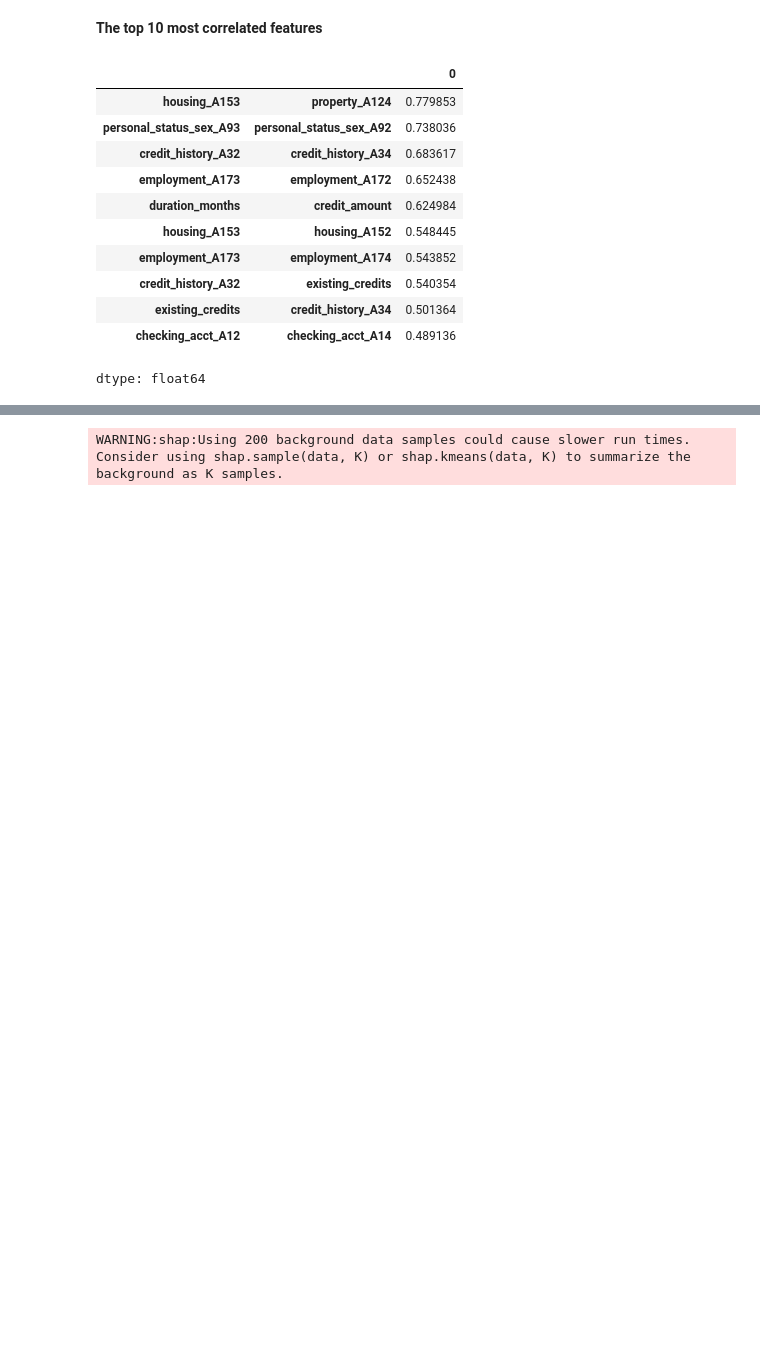
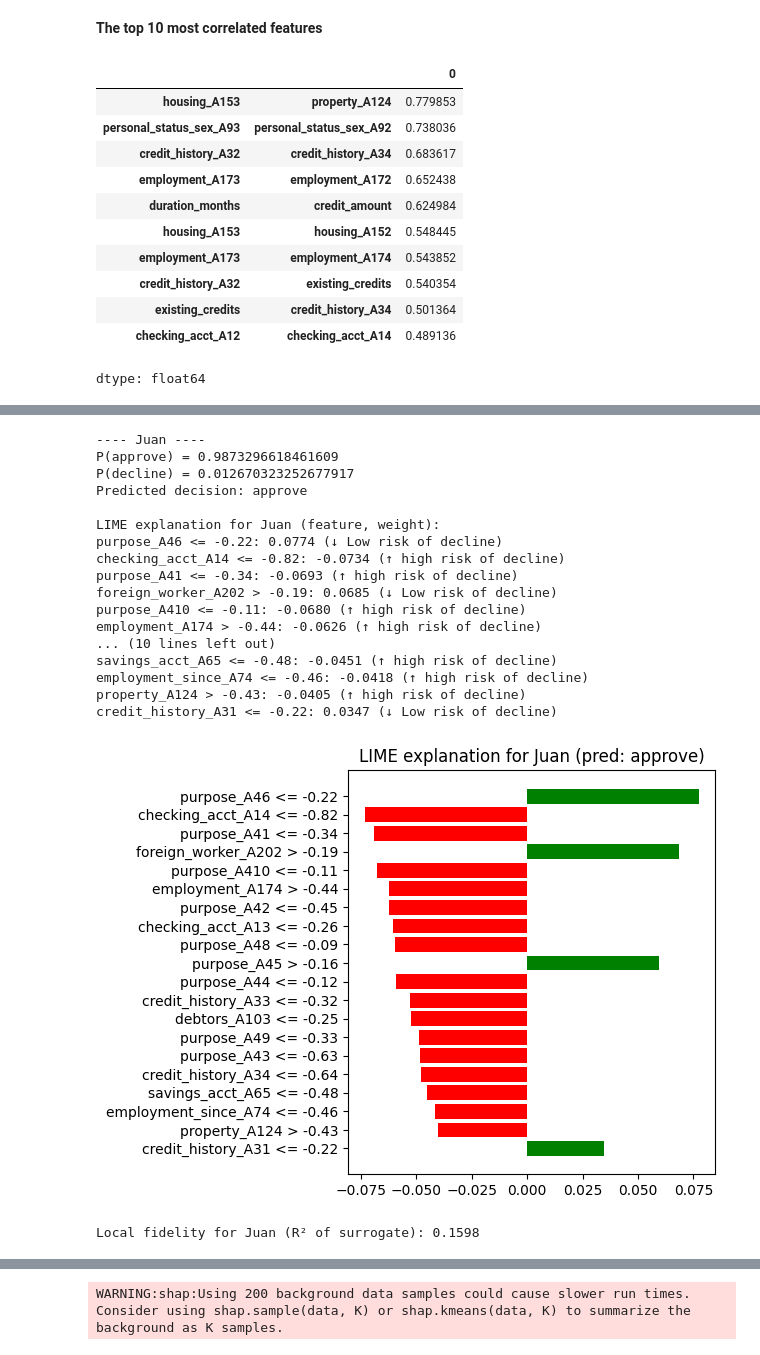
Before and after one commit to hertie-data-science-lab/tutorial-new-grp4, a Jupyter notebook: DEEPL_Tutorial_xAI.ipynb, the cells around one changed output, grey strips where cells are left out. Saved outputs shown, nothing was run; the diff lists cells and outputs as text; code cells hidden in the pictures; blank space fills up the shorter version.

```diff
--- a/DEEPL_Tutorial_xAI.ipynb
+++ b/DEEPL_Tutorial_xAI.ipynb
@@ -656,0 +486,18 @@ def predict_proba_shap(X_array: np.ndarray) -> np.ndarray:
+# %%
+# We convert the dataframes to tensors to be able to train with PyTorch
+X_train_t = torch.tensor(X_train_scaled_np, dtype=torch.float32)
+X_test_t  = torch.tensor(X_test_scaled_np, dtype=torch.float32)
+
+y_train_t = torch.tensor(y_train_df.values, dtype=torch.float32).unsqueeze(1)
+y_test_t  = torch.tensor(y_test_df.values, dtype=torch.float32).unsqueeze(1)
+
+train_ds = TensorDataset(X_train_t, y_train_t)
+train_dl = DataLoader(train_ds, batch_size=64, shuffle=True)
+
+#Sanity check of labels
+print(y_train_t.unique())
+print(y_test_t.unique())
+
+#Sanity check of long
+print(y_train_t.dtype)
+print(y_test_t.dtype)
@@ -656,0 +855,59 @@ def predict_proba_shap(X_array: np.ndarray) -> np.ndarray:
+# %%
+# LIME explanation for Juan
+
+# 1) Scale Juan using the same scaler as the training data
+juan_scaled = scaler.transform(juan[feature_cols])
+juan_scaled_row = juan_scaled[0]  # 1D array
+
+# 2) Model prediction for Juan
+probs_juan = predict_proba_lime(juan_scaled)[0]  # [P(approve), P(decline)]
+p_approve_juan, p_decline_juan = float(probs_juan[0]), float(probs_juan[1])
+pred_class_idx_juan = int(np.argmax(probs_juan))
+pred_class_name_juan = class_names[pred_class_idx_juan]
+
+print("---- Juan ----")
+print("P(approve) =", p_approve_juan)
+print("P(decline) =", p_decline_juan)
+print("Predicted decision:", pred_class_name_juan)
+
+# 3) LIME explanation for Juan
+exp_juan = explainer.explain_instance(
+    data_row=juan_scaled_row,
+    predict_fn=predict_proba_lime,
+    num_features=20,
+    top_labels=1
+
+)
+
+print("\nLIME explanation for Juan (feature, weight):")
+for feature, weight in exp_juan.as_list(label=pred_class_idx_juan):
+    direction = "↑ high risk of decline" if (pred_class_idx_juan == 1 and weight > 0) or (pred_class_idx_juan == 0 and weight < 0) else "↓ Low risk of decline"
+    print(f"{feature}: {weight:.4f} ({direction})")
+
+# 4) Plot
+fig = exp_juan.as_pyplot_figure(label=pred_class_idx_juan)
+plt.title(f"LIME explanation for Juan (pred: {pred_class_name_juan})")
+plt.tight_layout()
+plt.show()
+
+print(f"\nLocal fidelity for Juan (R² of surrogate): {exp_juan.score:.4f}")
+# %% [output]
+---- Juan ----
+P(approve) = 0.9873296618461609
+P(decline) = 0.012670323252677917
+Predicted decision: approve
+
+LIME explanation for Juan (feature, weight):
+purpose_A46 <= -0.22: 0.0774 (↓ Low risk of decline)
+checking_acct_A14 <= -0.82: -0.0734 (↑ high risk of decline)
+purpose_A41 <= -0.34: -0.0693 (↑ high risk of decline)
+foreign_worker_A202 > -0.19: 0.0685 (↓ Low risk of decline)
+purpose_A410 <= -0.11: -0.0680 (↑ high risk of decline)
+employment_A174 > -0.44: -0.0626 (↑ high risk of decline)
+... (10 lines left out)
+savings_acct_A65 <= -0.48: -0.0451 (↑ high risk of decline)
+employment_since_A74 <= -0.46: -0.0418 (↑ high risk of decline)
+property_A124 > -0.43: -0.0405 (↑ high risk of decline)
+credit_history_A31 <= -0.22: 0.0347 (↓ Low risk of decline)
+[figure, added]
+Local fidelity for Juan (R² of surrogate): 0.1598
```
Also changed, not shown: parts of 135 cells of this notebook.
